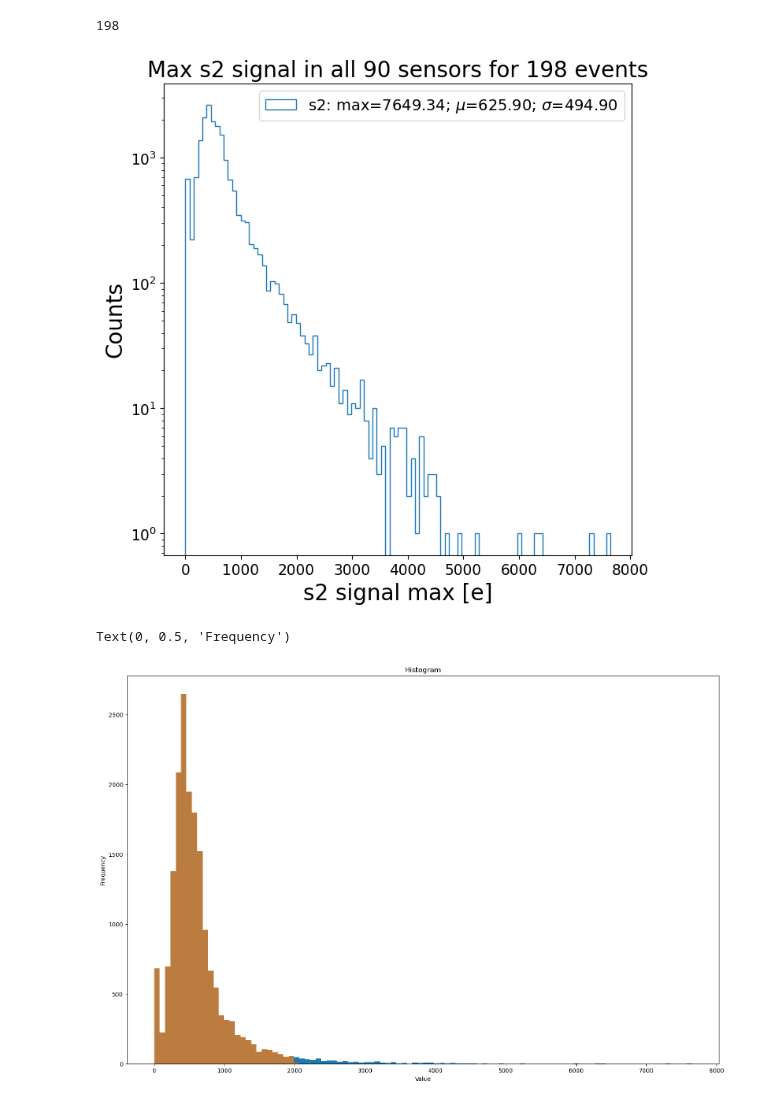
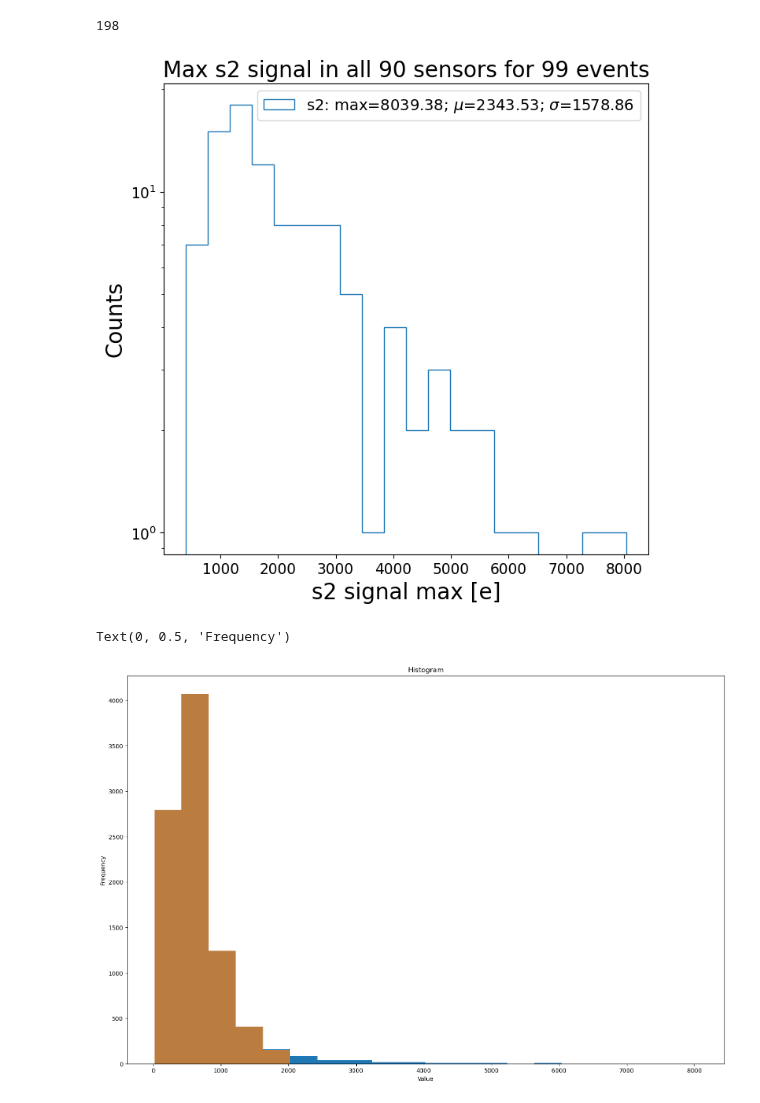
Before and after one commit to mariandbt/python, a Jupyter notebook: notebooks/20231228_NEXT100_offlineS2hists.ipynb, the cells around one changed output. Drawn from its saved outputs; the diff is of its cells as text; code cells hidden in the pictures.

```diff
--- a/notebooks/20231228_NEXT100_offlineS2hists.ipynb
+++ b/notebooks/20231228_NEXT100_offlineS2hists.ipynb
@@ -94,9 +94,9 @@ path = path + '/20231025_NEXT100_full_mapping'
 # filename = os.path.join(path, "20231215_bb0nu_s2_signal.h5")
 # filename = os.path.join(path, "20231218_bb0nu_s2_signal.h5")
 # filename = os.path.join(path, "20231220_bb0nu_100ev_s2_signal.h5")
-# filename = os.path.join(path, "20231226_bb0nu_100ev_s2_signal.h5")
+filename = os.path.join(path, "20231226_bb0nu_100ev_s2_signal.h5")
 # filename = os.path.join(path, "20240109_bb0nu_100ev_s2_signal.h5")
-filename = os.path.join(path, "20240113_bb0nu_200ev_s2_signal.h5")
+# filename = os.path.join(path, "20240113_bb0nu_200ev_s2_signal.h5")
 # %%
 with tb.open_file(filename) as file:
     print(file)
@@ -130,7 +130,8 @@ columns = {0:'time',
           }
 
 bin_width = 1000 # [ns] = 1 [us]
-s2_max_dict = {}
+s2_max_dict = {} # s2 peak per sensor
+full_s2_max_dict = {} # s2 peak per event
 
 # Open the HDF5 file in read mode
 with h5py.File(filename, 'r') as file:
@@ -138,6 +139,7 @@ with h5py.File(filename, 'r') as file:
     for key in file.keys():
         # Get the group corresponding to the current key
         group = file[key]
+        full_s2 = []
 
         # Print the top-level key
         print(f'Top-level key: {key}')
@@ -164,7 +166,10 @@ with h5py.File(filename, 'r') as file:
 
 #             print(f'Subkey: {subkey}, Value: {value}')
 
+            full_s2.append(hist_values.max()) # peak of s2 signal
             s2_max_dict[subkey].append(hist_values.max()) # peak of s2 signal
+
+        full_s2_max_dict[key] = max(full_s2)
 # %% [output]
 Top-level key: 0
 Top-level key: 1
@@ -247,37 +253,39 @@ len(h5py.File(filename, 'r').keys())
 # %% [output]
 198
 # %%
-s2 = np.array(list(s2_max_dict.values()))
+# s2 = np.array(list(s2_max_dict.values()))
+s2 = np.array(list(full_s2_max_dict.values()))
 
-n_sensors = np.shape(s2)[0]
-n_events = np.shape(s2)[1]
+n_events = np.shape(s2)[0]
+# n_events = np.shape(s2)[1]
+n_sensors = 90
 
-s2 = np.concatenate(s2)
+# s2 = np.concatenate(s2)
 
 fig, ax = plt.subplots(nrows = 1, ncols = 1, figsize=(7,7), constrained_layout=True)
 
 bin_width = 1 # [e]
-n_bins = 100
+n_bins = 20
 # binin = np.arange(s2.min() - bin_width, s2.max() + 2*bin_width, bin_width)
 binin = n_bins
 
 font_size = 20
 
 events, bins, bars = ax.hist(s2, binin,
                              density=False,
                              label='s2: max=%.2f; $\mu$=%.2f; $\sigma$=%.2f'%(s2.max(), s2.mean(), s2.std()),
                              histtype='step')
 
 ax.set_title(f'Max s2 signal in all {n_sensors} sensors for {n_events} events', fontsize = font_size);
 ax.set_xlabel('s2 signal max [e]', fontsize = font_size);
 ax.set_ylabel('Counts', fontsize = font_size);
 ax.set_yscale('log')
 
 ax.legend(fontsize=0.7*font_size, loc='best')
 
 ax.tick_params(axis='both', labelsize = font_size*2/3)
 # %% [output]
-[figure, old version]
+[figure, new version]
 # %%
 fig, ax = plt.subplots(nrows = 1, ncols = 1, figsize=(15,10), constrained_layout=True)
 
@@ -313,5 +321,5 @@ ax.set_xlabel('Value')
 ax.set_ylabel('Frequency')
 # %% [output]
 Text(0, 0.5, 'Frequency')
-[figure, old version]
+[figure, new version]
 # %%
```
Also changed, not shown: parts of 6 cells of this notebook.
